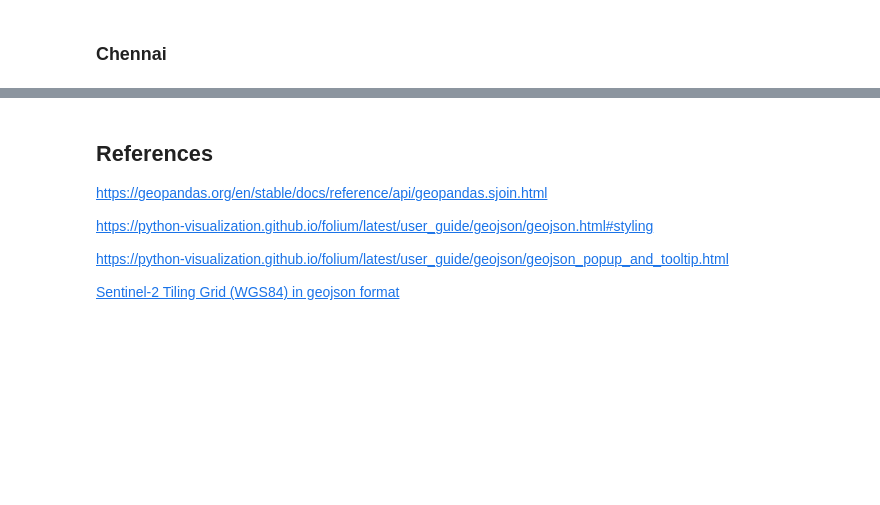
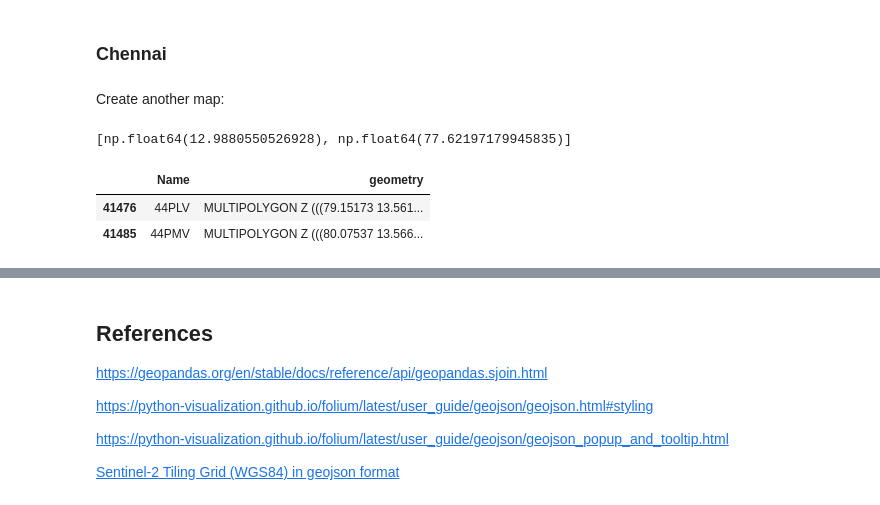
Before and after one commit to EllenB/eopf, a Jupyter notebook: sentinel_2_grid_search.ipynb, the cells around one changed output, grey strips where cells are left out. Drawn from its saved outputs; the diff is of its cells as text; code cells hidden in the pictures; blank space fills up the shorter version.

Commit message:
updt on extract files program

```diff
--- a/sentinel_2_grid_search.ipynb
+++ b/sentinel_2_grid_search.ipynb
@@ -121,3 +151,6 @@ tiles_bang_intersects = extract_s2_tiles(bang_gdf, s2_grid, predicate = 'interse
 print(f'The area of intersects with the following Sentinel 2 tiles: {tiles_bang_intersects}')
 # %% [output]
 The area of intersects with the following Sentinel 2 tiles: ['43PHQ', '43PGQ']
+# %%
+tiles_chennai_intersects = extract_s2_tiles(chennai_gdf, s2_grid, predicate = 'intersects')
+print(f'The area of intersects with the following Sentinel 2 tiles: {tiles_chennai_intersects}')
@@ -220,3 +260,17 @@ display(HTML(f"""
 [interactive output not drawn]
 # %% [markdown]
 ### Chennai
+# %% [markdown]
+Create another map:
+# %%
+center2 = extract_center_lat_lon(chennai_gdf)
+print(center)
+# %% [output]
+[np.float64(12.9880550526928), np.float64(77.62197179945835)]
+# %%
+tiles_chennai = extract_gdf_tiles(s2_grid, tiles_chennai_intersects)
+tiles_chennai
+# %% [output]
+|  | Name | geometry |
+| 41476 | 44PLV | MULTIPOLYGON Z (((79.15173 13.561... |
+| 41485 | 44PMV | MULTIPOLYGON Z (((80.07537 13.566... |
```
Also changed, not shown: parts of 11 cells of this notebook.
